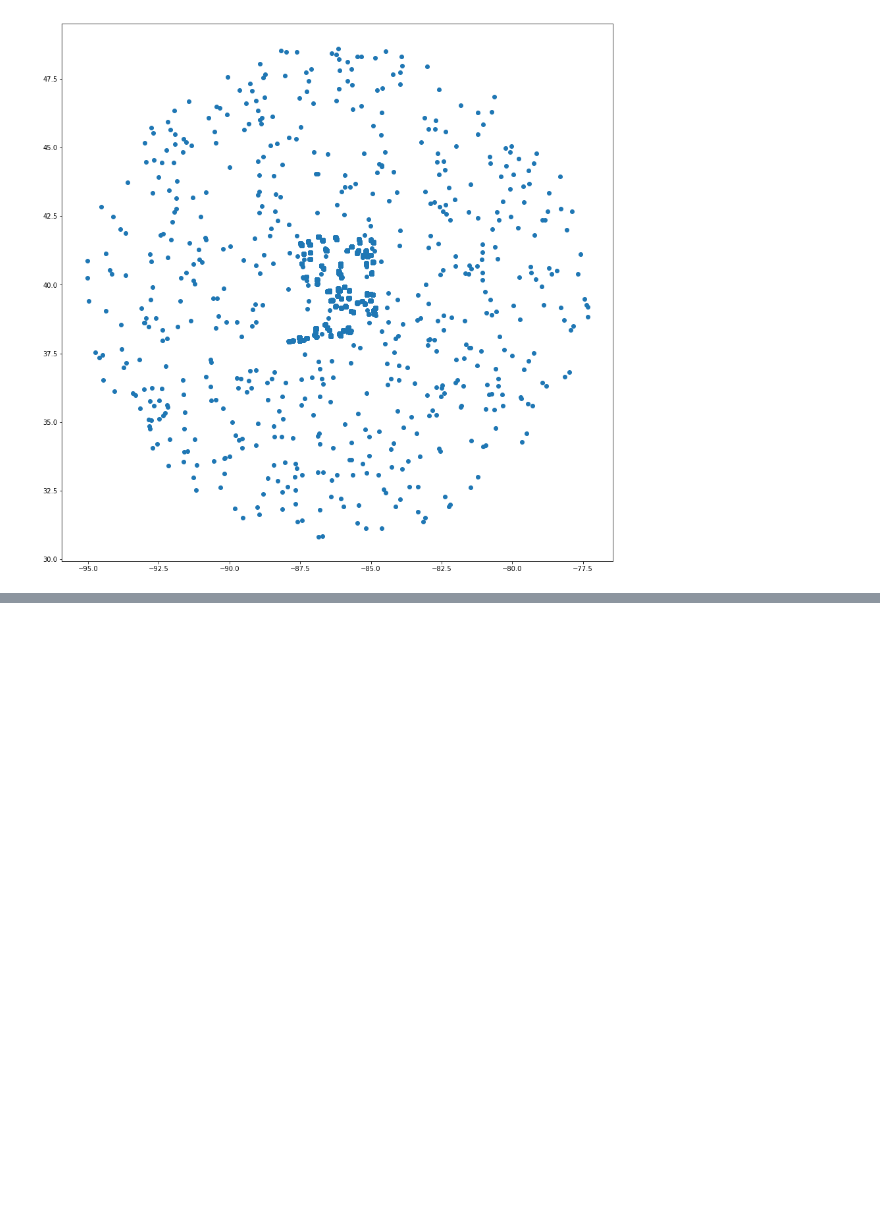
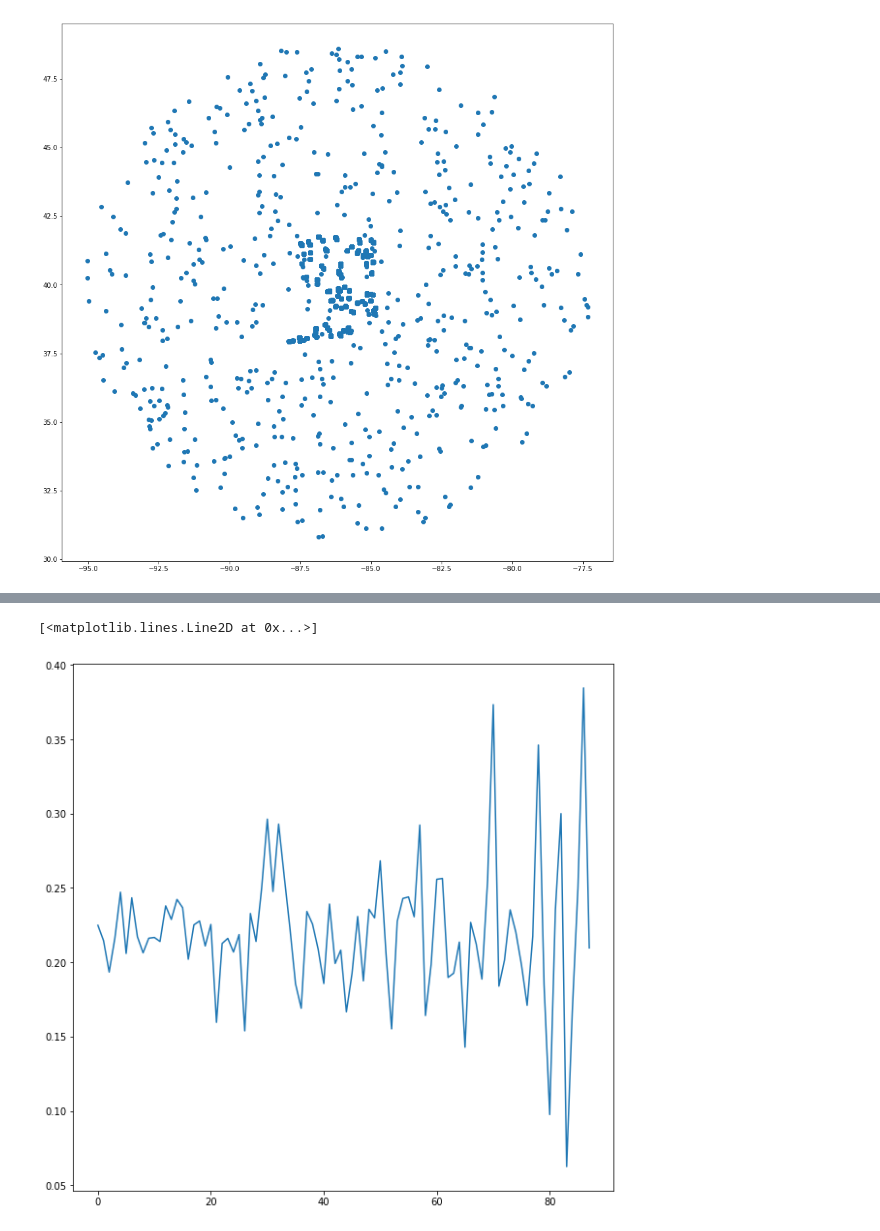
Before and after one commit to Stippos/ORSeminar, a Jupyter notebook: Cash Flow Model.ipynb, the cells around one changed output, grey strips where cells are left out. Saved outputs shown, nothing was run; the diff lists cells and outputs as text; code cells hidden in the pictures; blank space fills up the shorter version.

```diff
--- a/Cash Flow Model.ipynb
+++ b/Cash Flow Model.ipynb
@@ -602,0 +605,18 @@ plt.scatter(geoData_core[:,1], geoData_core[:,0], marker = '.', c = labels.astyp
+# %%
+labels = db.labels_
+
+unique_labels = set(labels)
+
+defaults_per_cluster = []
+sizes = []
+for i in unique_labels:
+    cluster = data_na[np.where(labels == i)]
+    defaults = len(cluster[np.where(cluster[:,24] == 1)])
+    defaults_per_cluster.append(defaults / len(cluster))
+    sizes.append(len(cluster))
+
+plt.figure(1,(10,10))
+plt.plot(defaults_per_cluster)
+# %% [output]
+[<matplotlib.lines.Line2D at 0x...>]
+[figure, added]
```
Also changed, not shown: parts of 13 cells of this notebook, 1 other file.
